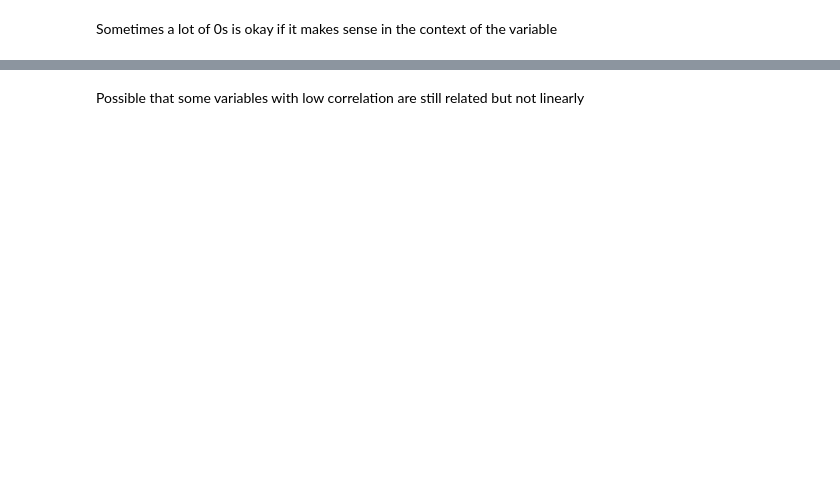
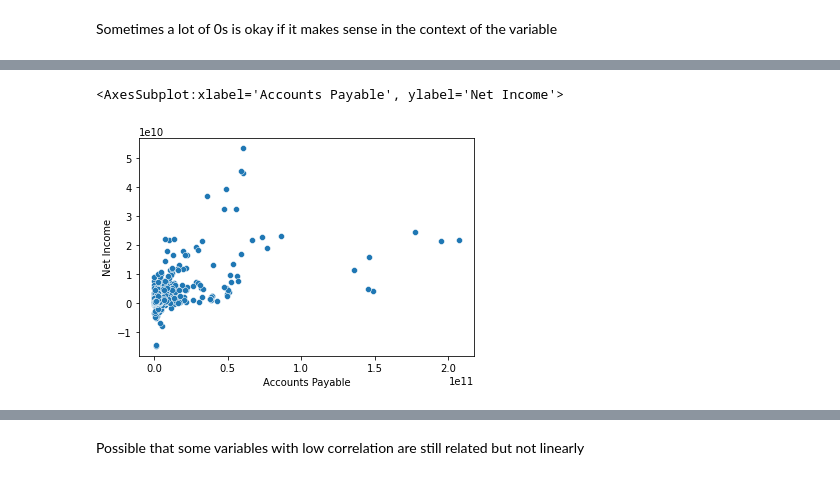
Before and after one commit to sarahhsu1301/STAT-303-2, a Jupyter notebook: Project.ipynb, the cells around one changed output, grey strips where cells are left out. Drawn from its saved outputs; the diff is of its cells as text; code cells hidden in the pictures; blank space fills up the shorter version.

```diff
--- a/Project.ipynb
+++ b/Project.ipynb
@@ -171,0 +167,5 @@ Year doesn't have much of a significant effect on net income
+# %%
+sns.scatterplot(x = 'Accounts Payable', y = 'Net Income', data = train)
+# %% [output]
+<AxesSubplot:xlabel='Accounts Payable', ylabel='Net Income'>
+[figure, added]
```
Also changed, not shown: parts of 31 cells of this notebook.
